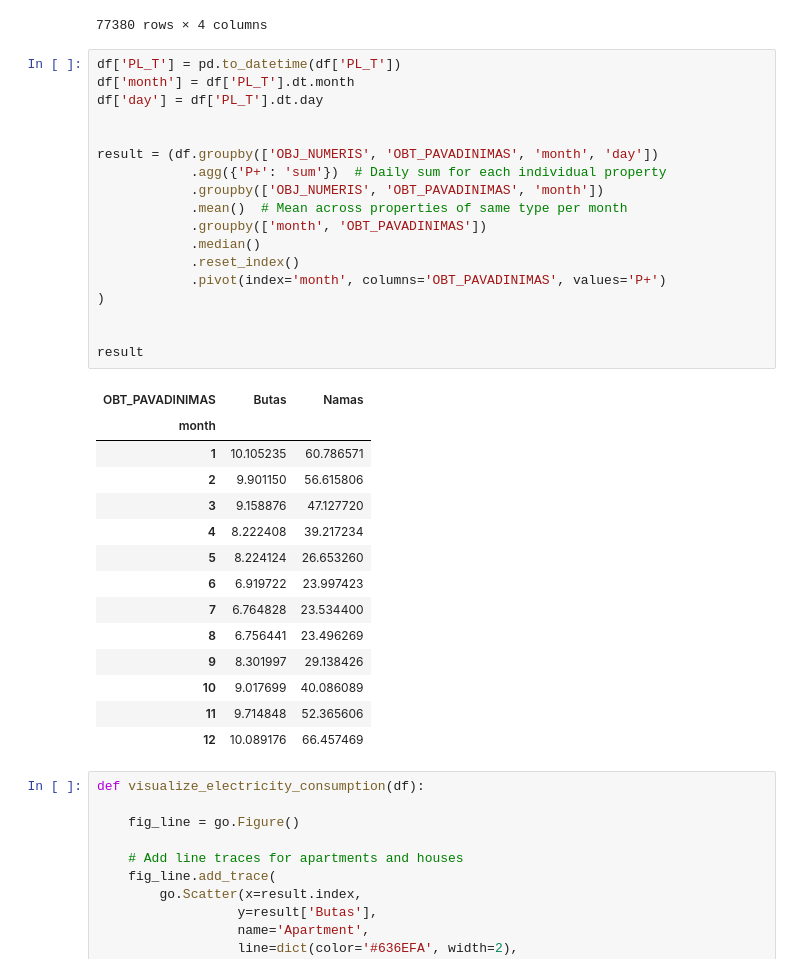
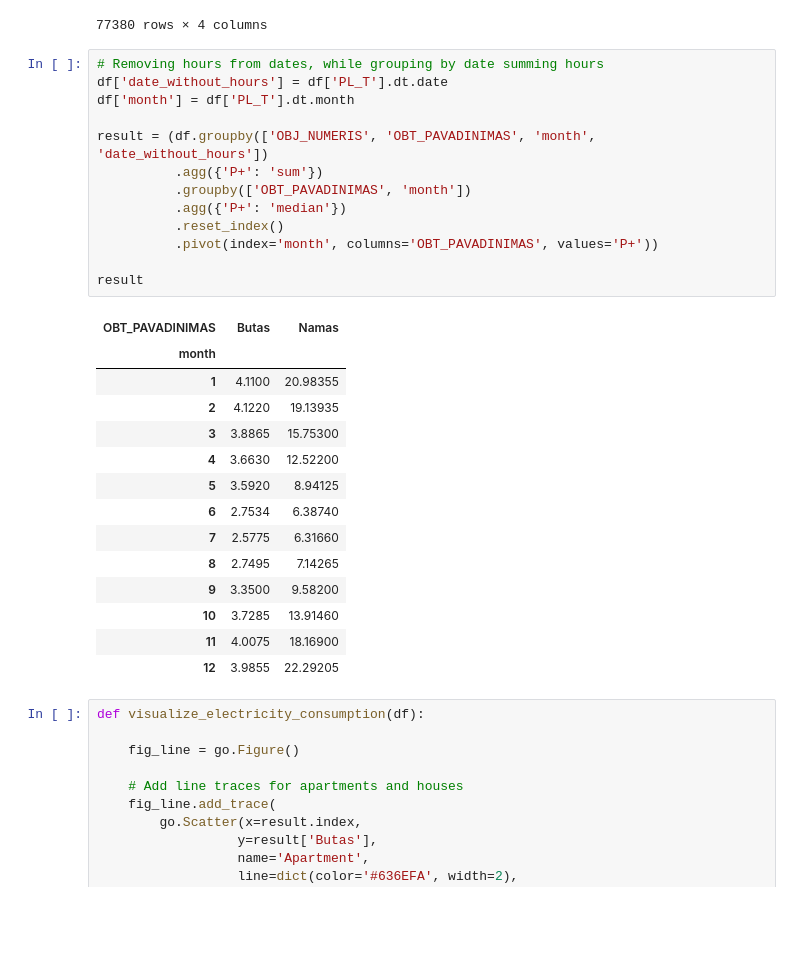
Before and after one commit to baublyte/electricity-consumption, a Jupyter notebook: electricity_consumption_price.ipynb, the cells around one changed output. Saved outputs shown, nothing was run; the diff lists cells and outputs as text; blank space fills up the shorter version.

```diff
--- a/electricity_consumption_price.ipynb
+++ b/electricity_consumption_price.ipynb
@@ -54,38 +54,33 @@ daily_consumptions
 | 77379 | 862312 | Namas | 2022-05-31 | 8.2631 |
 77380 rows × 4 columns
 # %%
-df['PL_T'] = pd.to_datetime(df['PL_T'])
+# Removing hours from dates, while grouping by date summing hours
+df['date_without_hours'] = df['PL_T'].dt.date
 df['month'] = df['PL_T'].dt.month
-df['day'] = df['PL_T'].dt.day
 
-
-result = (df.groupby(['OBJ_NUMERIS', 'OBT_PAVADINIMAS', 'month', 'day'])
-            .agg({'P+': 'sum'})  # Daily sum for each individual property
-            .groupby(['OBJ_NUMERIS', 'OBT_PAVADINIMAS', 'month'])
-            .mean()  # Mean across properties of same type per month
-            .groupby(['month', 'OBT_PAVADINIMAS'])
-            .median()
-            .reset_index()
-            .pivot(index='month', columns='OBT_PAVADINIMAS', values='P+')
-)
-
+result = (df.groupby(['OBJ_NUMERIS', 'OBT_PAVADINIMAS', 'month', 'date_without_hours'])
+          .agg({'P+': 'sum'})
+          .groupby(['OBT_PAVADINIMAS', 'month'])
+          .agg({'P+': 'median'})
+          .reset_index()
+          .pivot(index='month', columns='OBT_PAVADINIMAS', values='P+'))
 
 result
 # %% [output]
 | OBT_PAVADINIMAS | Butas | Namas |
 | month |  |  |
-| 1 | 10.105235 | 60.786571 |
-| 2 | 9.901150 | 56.615806 |
-| 3 | 9.158876 | 47.127720 |
-| 4 | 8.222408 | 39.217234 |
-| 5 | 8.224124 | 26.653260 |
-| 6 | 6.919722 | 23.997423 |
-| 7 | 6.764828 | 23.534400 |
-| 8 | 6.756441 | 23.496269 |
-| 9 | 8.301997 | 29.138426 |
-| 10 | 9.017699 | 40.086089 |
-| 11 | 9.714848 | 52.365606 |
-| 12 | 10.089176 | 66.457469 |
+| 1 | 4.1100 | 20.98355 |
+| 2 | 4.1220 | 19.13935 |
+| 3 | 3.8865 | 15.75300 |
+| 4 | 3.6630 | 12.52200 |
+| 5 | 3.5920 | 8.94125 |
+| 6 | 2.7534 | 6.38740 |
+| 7 | 2.5775 | 6.31660 |
+| 8 | 2.7495 | 7.14265 |
+| 9 | 3.3500 | 9.58200 |
+| 10 | 3.7285 | 13.91460 |
+| 11 | 4.0075 | 18.16900 |
+| 12 | 3.9855 | 22.29205 |
 # %%
 def visualize_electricity_consumption(df):
 
```
Also changed, not shown: 2 other files.
